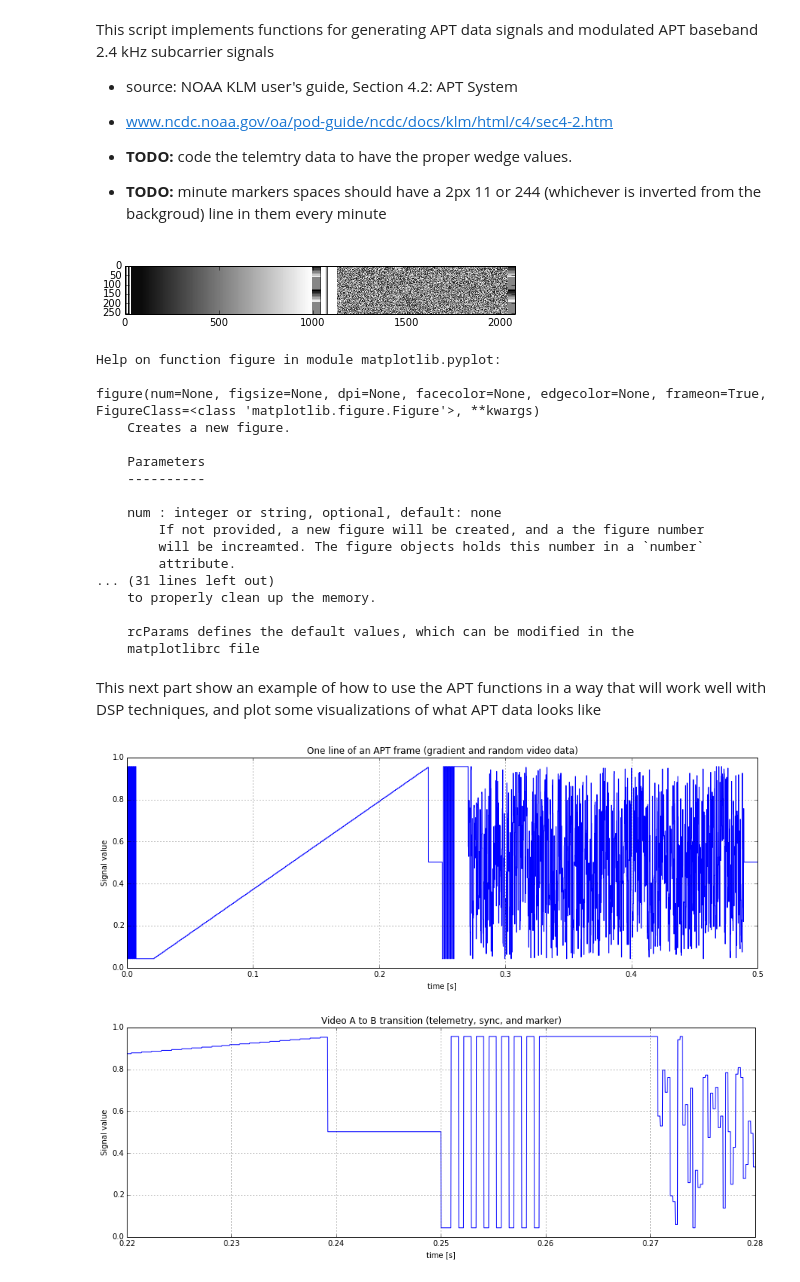
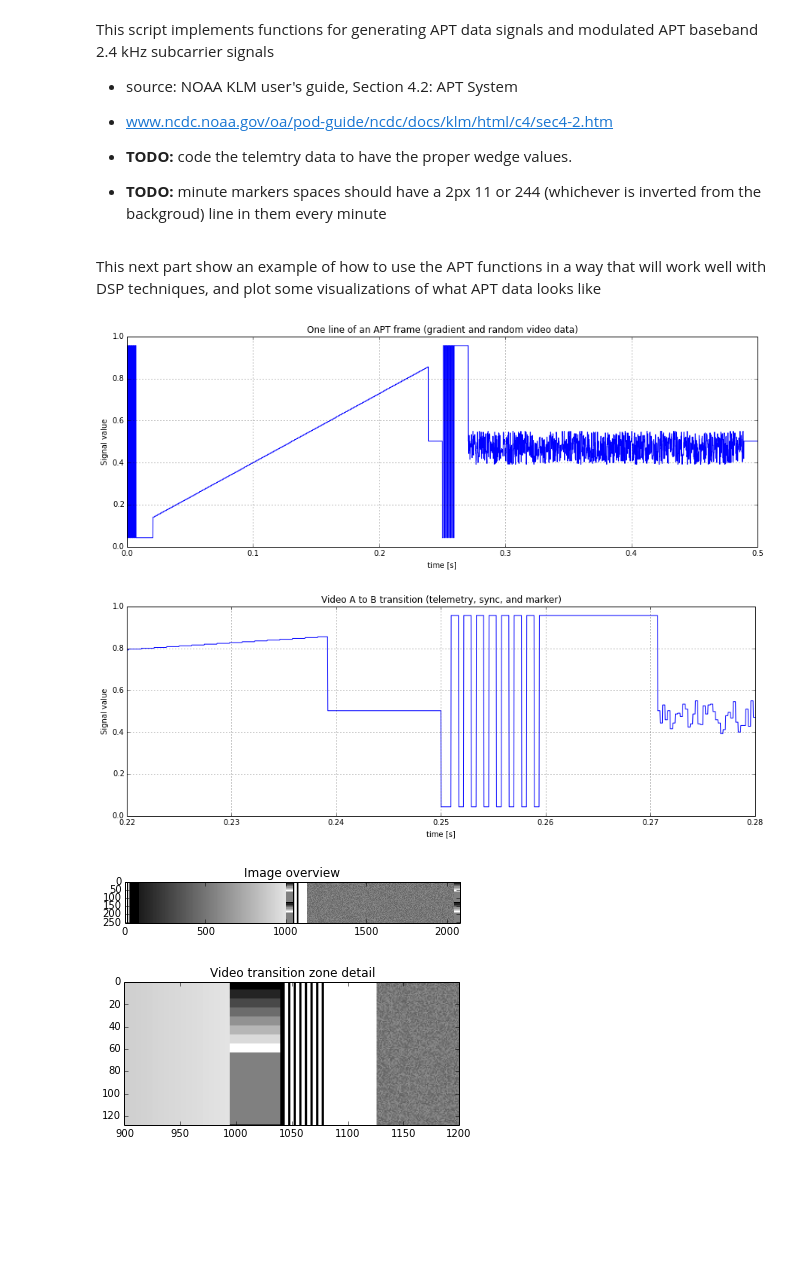
Before and after one commit to jarmokivekas/NOAA-reception, a Jupyter notebook: APT-DSP.ipynb, the cells around one changed output. Saved outputs shown, nothing was run; the diff lists cells and outputs as text; code cells hidden in the pictures; blank space fills up the shorter version.

```diff
--- a/APT-DSP.ipynb
+++ b/APT-DSP.ipynb
@@ -10,6 +10,7 @@ This script implements functions for generating APT data signals and modulated A
 # %%
 # this line makes the plots visilble in the jupyter notebook
 %matplotlib inline
+
 from __future__ import division
 from scipy import signal
 import matplotlib.pyplot as plt
@@ -59,13 +60,14 @@ def videoA():
     """
     data = 0*[0]
     for i in range(0,909):
-        data += [int((i*(244-11))/(909) + 11)] * mul
+        # dont use all of the dynamic range (-50)
+        data += [int((i*(244-11-50))/(909) + 11+(50/2))] * mul
     return data
 def videoB():
     """fills B channel with random data"""
     data = 0*[0]
     for i in range(0,909):
-        data += [random.randint(11,244)] * mul
+        data += [random.randint(100,140)] * mul
     return data
 
 """ These still need some work: implement wedges"""
@@ -94,49 +96,11 @@ def frame():
     # these have calimbration wedges
     for i in xrange(0,8):
         for j in range(0,8):
-            data += line(telemetry=i*32)
+            data += line(telemetry=int(11 + (233/7) * i))
     # these have actual telemetry
     for i in xrange(0,64):
         data += line()
     return data
-# %%
-# data signal for creating a bitmap
-mul = 1
-data = [0]*0
-
-image_data = np.reshape(frame()+frame(), (-1, 2080))
-
-
-plt.figure(figsize=(7,2))
-plt.imshow(image_data, cmap="gray")
-
-plt.figure(figsize=(7,3))
-plt.xlim(900,1200)
-plt.ylim(0,128)
-plt.imshow(image_data, cmap="gray")
-plt.show()
-# %% [output]
-[figure, removed]
-# %%
-help(plt.figure)
-# %% [output]
-Help on function figure in module matplotlib.pyplot:
-
-figure(num=None, figsize=None, dpi=None, facecolor=None, edgecolor=None, frameon=True, FigureClass=<class 'matplotlib.figure.Figure'>, **kwargs)
-    Creates a new figure.
-
-    Parameters
-    ----------
-
-    num : integer or string, optional, default: none
-        If not provided, a new figure will be created, and a the figure number
-        will be increamted. The figure objects holds this number in a `number`
-        attribute.
-... (31 lines left out)
-    to properly clean up the memory.
-
-    rcParams defines the default values, which can be modified in the
-    matplotlibrc file
 # %% [markdown]
 This next part show an example of how to use the
 APT functions in a way that will work well with
@@ -173,5 +137,22 @@ plt.plot(time, data)
 
 plt.show()
 # %% [output]
-[figure, old version]
+[figure, new version]
-[figure, old version]
+[figure, new version]
+# %%
+# data signal for creating a bitmap
+mul = 1
+image_data = np.reshape(frame()+frame(), (-1, 2080))
+
+plt.figure()
+plt.imshow(image_data, cmap="gray")
+plt.title("Image overview")
+plt.figure()
+plt.title("Video transition zone detail")
+plt.xlim(900,1200)
+plt.ylim(128, 0)
+plt.imshow(image_data, cmap="gray")
+plt.show()
+# %% [output]
+[figure, added]
+[figure, added]
```
Also changed, not shown: parts of 2 cells of this notebook, 3 other files.
